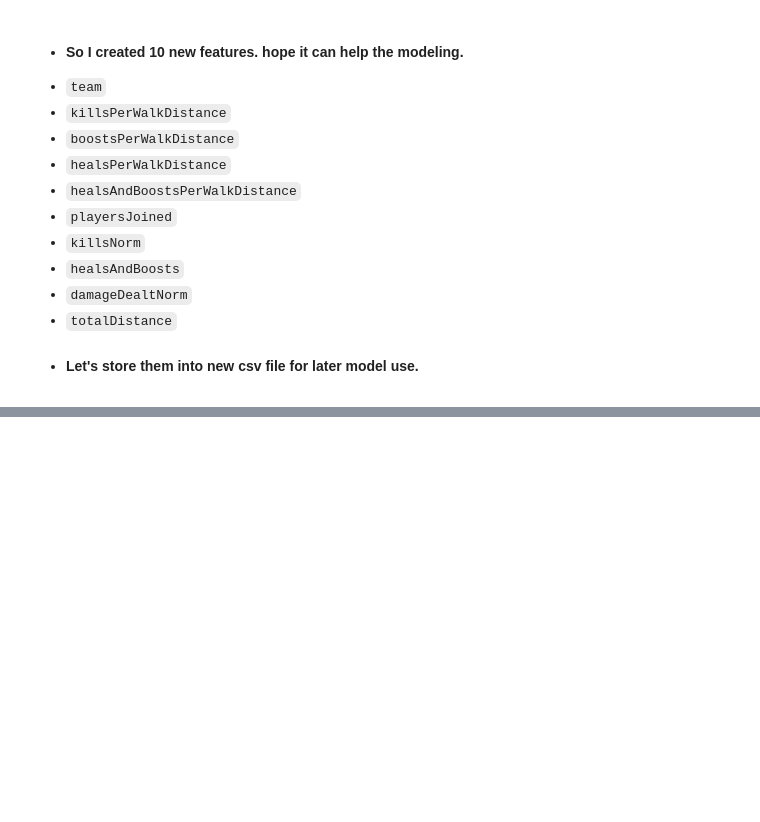
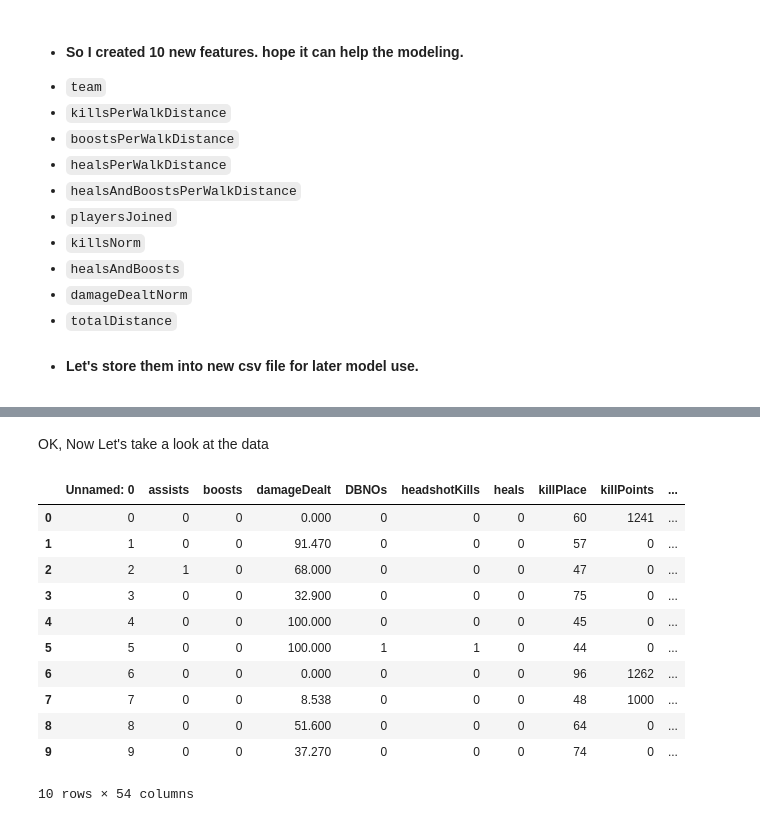
Before and after one commit to JinZhang-001899149/Machine_Learning, a Jupyter notebook: FinalProject_7245/PUBG Finish Placement Prediction.ipynb, the cells around one changed output, grey strips where cells are left out. Saved outputs shown, nothing was run; the diff lists cells and outputs as text; code cells hidden in the pictures; blank space fills up the shorter version.

```diff
--- a/FinalProject_7245/PUBG Finish Placement Prediction.ipynb
+++ b/FinalProject_7245/PUBG Finish Placement Prediction.ipynb
@@ -749,0 +802,14 @@ df_train.to_csv('edadata/train_eda.csv')
+# %%
+# Turn groupId and match Id into categorical types
+df_train['groupId'] = df_train['groupId'].astype('category')
+df_train['matchId'] = df_train['matchId'].astype('category')
+
+# Get category coding for groupId and matchID
+df_train['groupId_cat'] = df_train['groupId'].cat.codes
+df_train['matchId_cat'] = df_train['matchId'].cat.codes
+
+# Get rid of old columns
+df_train.drop(columns=['groupId', 'matchId'], inplace=True)
+
+# Lets take a look at our newly created features
+df_train[['groupId_cat', 'matchId_cat']].head()
@@ -749,0 +826,2 @@ df_train.to_csv('edadata/train_eda.csv')
+# %%
+df_train.drop(columns = ['Id'], inplace=True)
@@ -749,0 +834,7 @@ df_train.to_csv('edadata/train_eda.csv')
+# %%
+# One hot encode matchType
+df_train = pd.get_dummies(df_train, columns=['matchType'])
+
+# Take a look at the encoding
+matchType_encoding = df_train.filter(regex='matchType')
+matchType_encoding.head()
@@ -749,0 +848,17 @@ df_train.to_csv('edadata/train_eda.csv')
+# %% [markdown]
+OK, Now Let's take a look at the data
+# %%
+df_train.head(10)
+# %% [output]
+|  | Unnamed: 0 | assists | boosts | damageDealt | DBNOs | headshotKills | heals | killPlace | killPoints | ... |
+| 0 | 0 | 0 | 0 | 0.000 | 0 | 0 | 0 | 60 | 1241 | ... |
+| 1 | 1 | 0 | 0 | 91.470 | 0 | 0 | 0 | 57 | 0 | ... |
+| 2 | 2 | 1 | 0 | 68.000 | 0 | 0 | 0 | 47 | 0 | ... |
+| 3 | 3 | 0 | 0 | 32.900 | 0 | 0 | 0 | 75 | 0 | ... |
+| 4 | 4 | 0 | 0 | 100.000 | 0 | 0 | 0 | 45 | 0 | ... |
+| 5 | 5 | 0 | 0 | 100.000 | 1 | 1 | 0 | 44 | 0 | ... |
+| 6 | 6 | 0 | 0 | 0.000 | 0 | 0 | 0 | 96 | 1262 | ... |
+| 7 | 7 | 0 | 0 | 8.538 | 0 | 0 | 0 | 48 | 1000 | ... |
+| 8 | 8 | 0 | 0 | 51.600 | 0 | 0 | 0 | 64 | 0 | ... |
+| 9 | 9 | 0 | 0 | 37.270 | 0 | 0 | 0 | 74 | 0 | ... |
+10 rows × 54 columns
```
Also changed, not shown: parts of 42 cells of this notebook, 2 other files.
